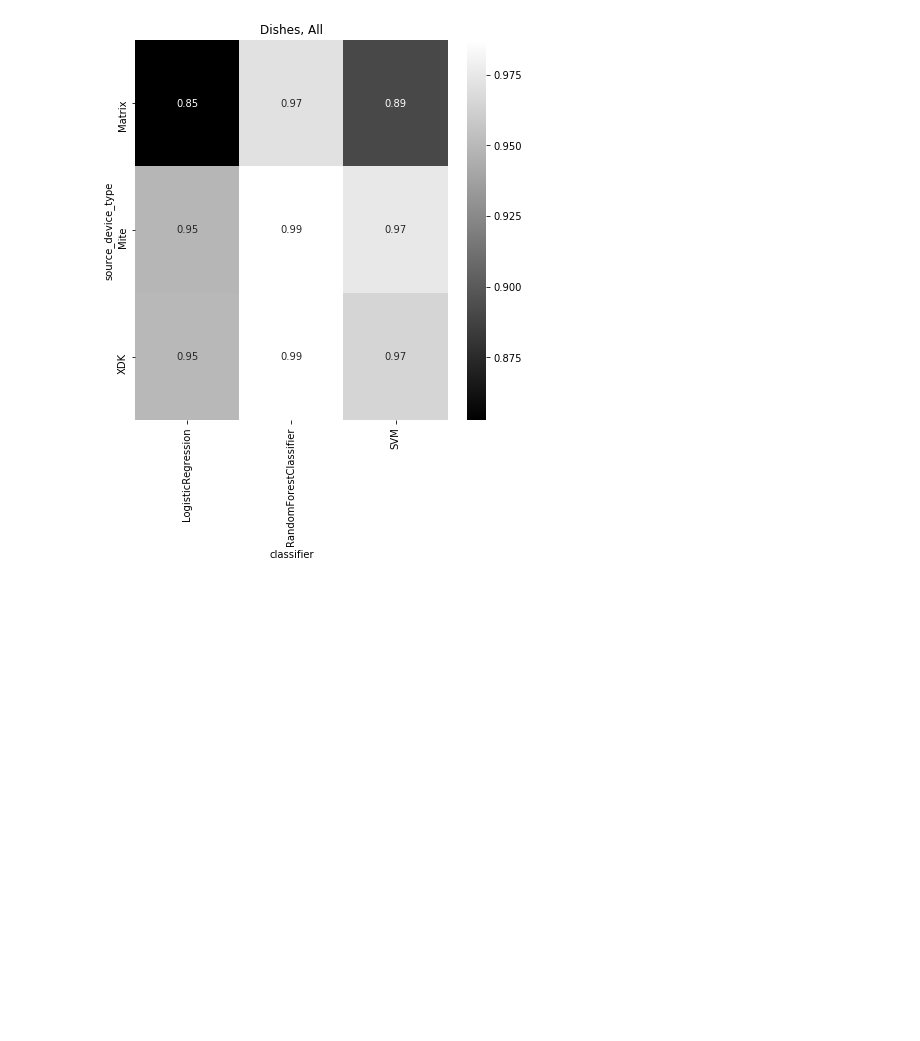
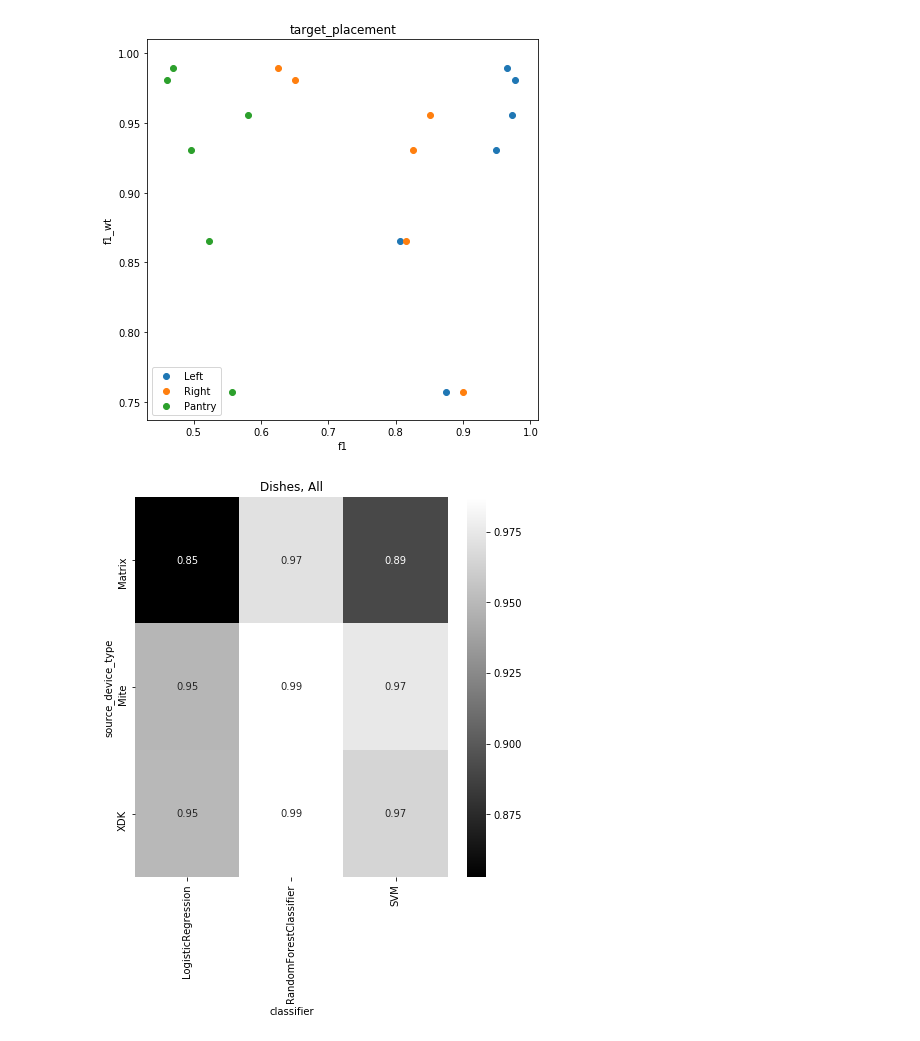
Before and after one commit to matus-tomlein/transfer-learning-playground, a Jupyter notebook: notebooks/single-activity-models/across-devices-analysis.ipynb, the cells around one changed output. Saved outputs shown, nothing was run; the diff lists cells and outputs as text; code cells hidden in the pictures; blank space fills up the shorter version.

```diff
--- a/notebooks/single-activity-models/across-devices-analysis.ipynb
+++ b/notebooks/single-activity-models/across-devices-analysis.ipynb
@@ -80,3 +47,21 @@ scatter_plot_by('samples_r', x_value_column='samples', y_value_column=y_value_co
+# %%
+x_value_column = 'f1'
+y_value_column = 'f1_wt'
+label='Dishes'
+features='All'
+
+df_transfer = df.loc[df.type_of_transfer != 'No transfer']
+
+without_transfer = df.loc[df.type_of_transfer == 'No transfer']
+without_transfer_mites = without_transfer.loc[df.source_device_type == 'Mite']
+
+df_plot = df_transfer.loc[(df_transfer.source_room == 'synergy') & (df_transfer.target_room == 'scott')]
+df_plot = df_plot.loc[(df_transfer.source_device_type == 'Mite') & (df_transfer.target_device_type == 'Mite')]
+
+scatter_plot_by('target_placement', x_value_column=x_value_column, y_value_column=y_value_column,
+                common_limits=False, label=label, features=features, df_plot=df_plot)
+# %% [output]
+[figure, added]
 # %%
 value_column = 'accuracy'
 heatmap_by('classifier', 'source_device_type', value_column, label='Dishes', features='All', classifier=None, df_plot=without_transfer)
```
Also changed, not shown: parts of 2 cells of this notebook, 8 other files.
